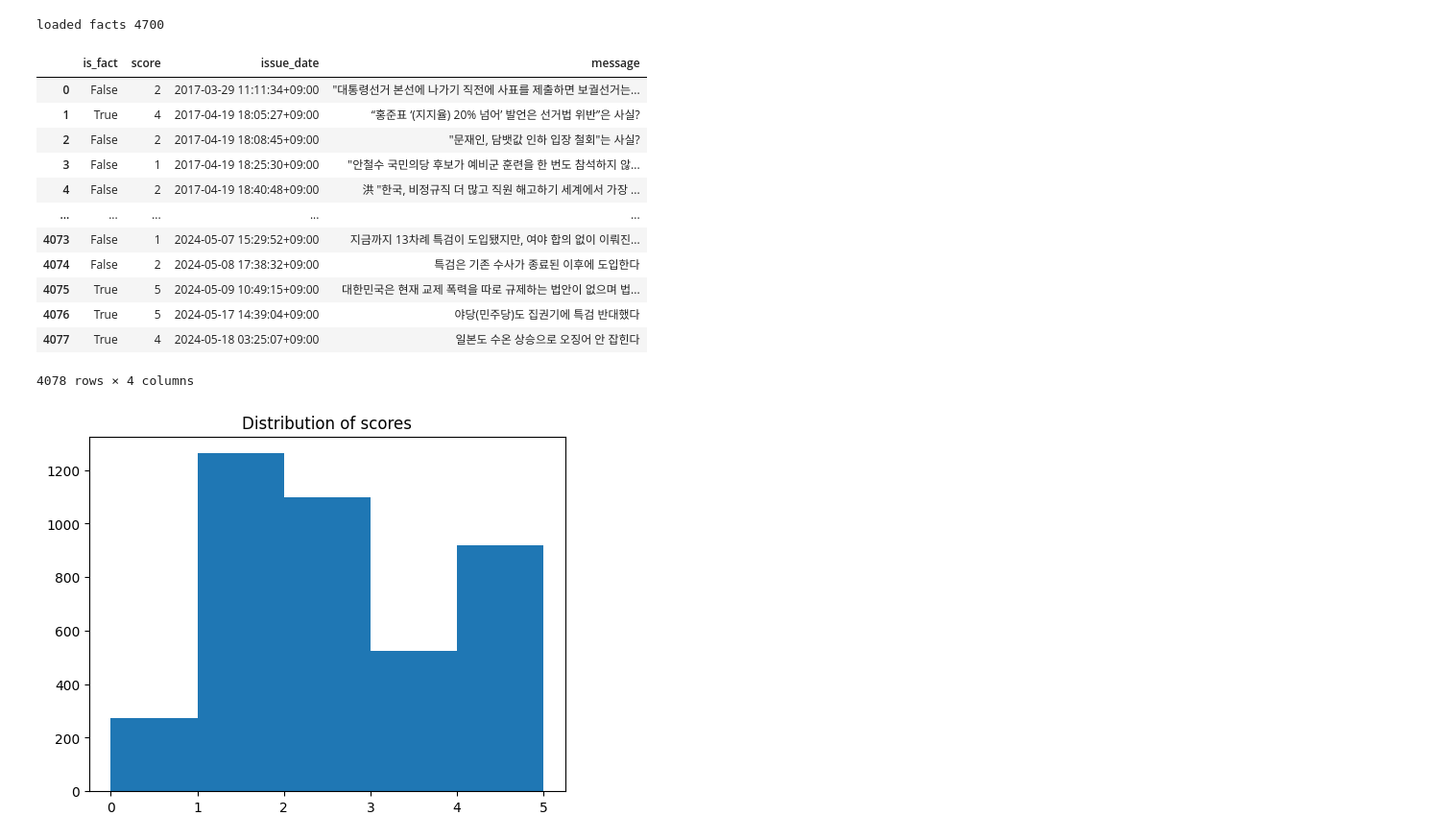
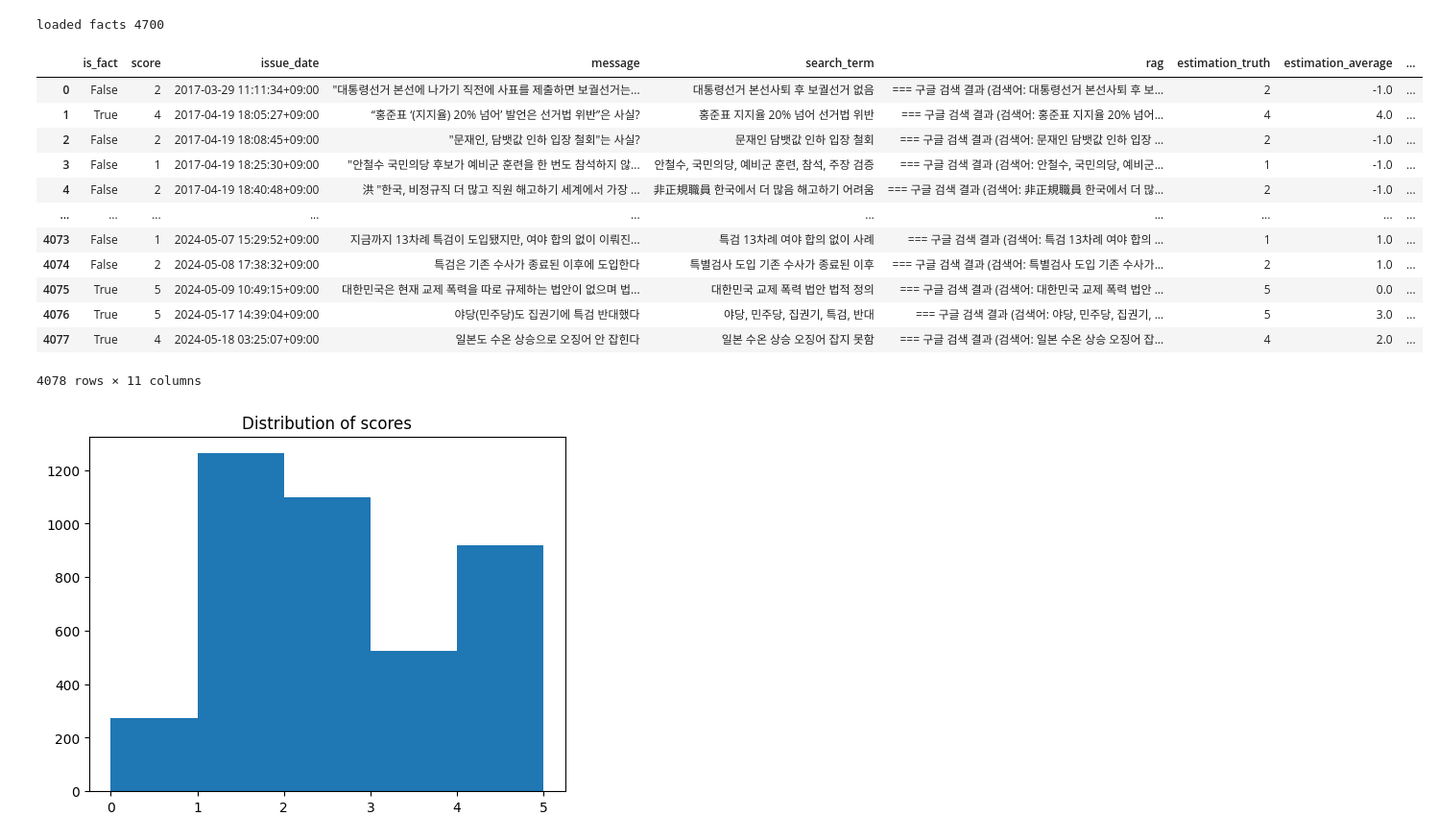
Before and after one commit to gmlwns2000/ai-fact-check-accuracy, a Jupyter notebook: analysis_snu_fact.ipynb, the cells around one changed output. Shown at 96% size. Drawn from its saved outputs; the diff is of its cells as text; code cells hidden in the pictures.

```diff
--- a/analysis_snu_fact.ipynb
+++ b/analysis_snu_fact.ipynb
@@ -4,23 +4,24 @@ import matplotlib.pyplot as plt
 import preprocess_snu_fact
 import numpy as np
 # %%
-df = preprocess_snu_fact.load_df()
+df = preprocess_snu_fact.load_df_est()
+# print(df['rag'][0])
 df
 # %% [output]
 loaded facts 4700
-|  | is_fact | score | issue_date | message |
-| 0 | False | 2 | 2017-03-29 11:11:34+09:00 | "대통령선거 본선에 나가기 직전에 사표를 제출하면 보궐선거는... |
-| 1 | True | 4 | 2017-04-19 18:05:27+09:00 | “홍준표 ‘(지지율) 20% 넘어’ 발언은 선거법 위반”은 사실? |
-| 2 | False | 2 | 2017-04-19 18:08:45+09:00 | "문재인, 담뱃값 인하 입장 철회"는 사실? |
-| 3 | False | 1 | 2017-04-19 18:25:30+09:00 | "안철수 국민의당 후보가 예비군 훈련을 한 번도 참석하지 않... |
-| 4 | False | 2 | 2017-04-19 18:40:48+09:00 | 洪 "한국, 비정규직 더 많고 직원 해고하기 세계에서 가장 ... |
-| ... | ... | ... | ... | ... |
-| 4073 | False | 1 | 2024-05-07 15:29:52+09:00 | 지금까지 13차례 특검이 도입됐지만, 여야 합의 없이 이뤄진... |
-| 4074 | False | 2 | 2024-05-08 17:38:32+09:00 | 특검은 기존 수사가 종료된 이후에 도입한다 |
-| 4075 | True | 5 | 2024-05-09 10:49:15+09:00 | 대한민국은 현재 교제 폭력을 따로 규제하는 법안이 없으며 법... |
-| 4076 | True | 5 | 2024-05-17 14:39:04+09:00 | 야당(민주당)도 집권기에 특검 반대했다 |
-| 4077 | True | 4 | 2024-05-18 03:25:07+09:00 | 일본도 수온 상승으로 오징어 안 잡힌다 |
+|  | is_fact | score | issue_date | message | search_term | rag | estimation_truth | estimation_average | ... |
+| 0 | False | 2 | 2017-03-29 11:11:34+09:00 | "대통령선거 본선에 나가기 직전에 사표를 제출하면 보궐선거는... | 대통령선거 본선사퇴 후 보궐선거 없음 | === 구글 검색 결과 (검색어: 대통령선거 본선사퇴 후 보... | 2 | -1.0 | ... |
+| 1 | True | 4 | 2017-04-19 18:05:27+09:00 | “홍준표 ‘(지지율) 20% 넘어’ 발언은 선거법 위반”은 사실? | 홍준표 지지율 20% 넘어 선거법 위반 | === 구글 검색 결과 (검색어: 홍준표 지지율 20% 넘어... | 4 | 4.0 | ... |
+| 2 | False | 2 | 2017-04-19 18:08:45+09:00 | "문재인, 담뱃값 인하 입장 철회"는 사실? | 문재인 담뱃값 인하 입장 철회 | === 구글 검색 결과 (검색어: 문재인 담뱃값 인하 입장 ... | 2 | -1.0 | ... |
+| 3 | False | 1 | 2017-04-19 18:25:30+09:00 | "안철수 국민의당 후보가 예비군 훈련을 한 번도 참석하지 않... | 안철수, 국민의당, 예비군 훈련, 참석, 주장 검증 | === 구글 검색 결과 (검색어: 안철수, 국민의당, 예비군... | 1 | -1.0 | ... |
+| 4 | False | 2 | 2017-04-19 18:40:48+09:00 | 洪 "한국, 비정규직 더 많고 직원 해고하기 세계에서 가장 ... | 非正規職員 한국에서 더 많음 해고하기 어려움 | === 구글 검색 결과 (검색어: 非正規職員 한국에서 더 많... | 2 | -1.0 | ... |
+| ... | ... | ... | ... | ... | ... | ... | ... | ... | ... |
+| 4073 | False | 1 | 2024-05-07 15:29:52+09:00 | 지금까지 13차례 특검이 도입됐지만, 여야 합의 없이 이뤄진... | 특검 13차례 여야 합의 없이 사례 | === 구글 검색 결과 (검색어: 특검 13차례 여야 합의 ... | 1 | 1.0 | ... |
+| 4074 | False | 2 | 2024-05-08 17:38:32+09:00 | 특검은 기존 수사가 종료된 이후에 도입한다 | 특별검사 도입 기존 수사가 종료된 이후 | === 구글 검색 결과 (검색어: 특별검사 도입 기존 수사가... | 2 | 1.0 | ... |
+| 4075 | True | 5 | 2024-05-09 10:49:15+09:00 | 대한민국은 현재 교제 폭력을 따로 규제하는 법안이 없으며 법... | 대한민국 교제 폭력 법안 법적 정의 | === 구글 검색 결과 (검색어: 대한민국 교제 폭력 법안 ... | 5 | 0.0 | ... |
+| 4076 | True | 5 | 2024-05-17 14:39:04+09:00 | 야당(민주당)도 집권기에 특검 반대했다 | 야당, 민주당, 집권기, 특검, 반대 | === 구글 검색 결과 (검색어: 야당, 민주당, 집권기, ... | 5 | 3.0 | ... |
+| 4077 | True | 4 | 2024-05-18 03:25:07+09:00 | 일본도 수온 상승으로 오징어 안 잡힌다 | 일본 수온 상승 오징어 잡지 못함 | === 구글 검색 결과 (검색어: 일본 수온 상승 오징어 잡... | 4 | 2.0 | ... |
-4078 rows × 4 columns
+4078 rows × 11 columns
 # %%
 plt.title('Distribution of scores')
 c, b, p = plt.hist(df['score'], bins=5)
```
Also changed, not shown: parts of 8 cells of this notebook, 2 other files.
